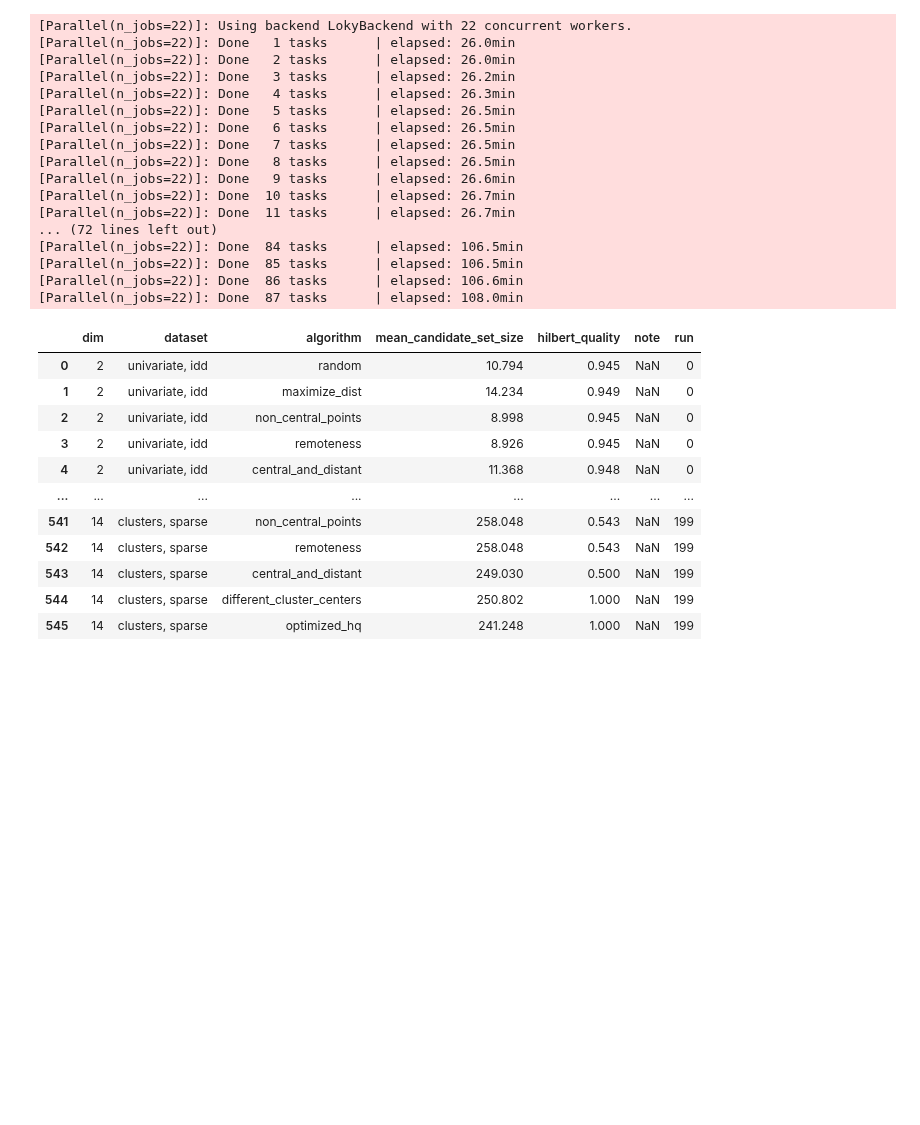
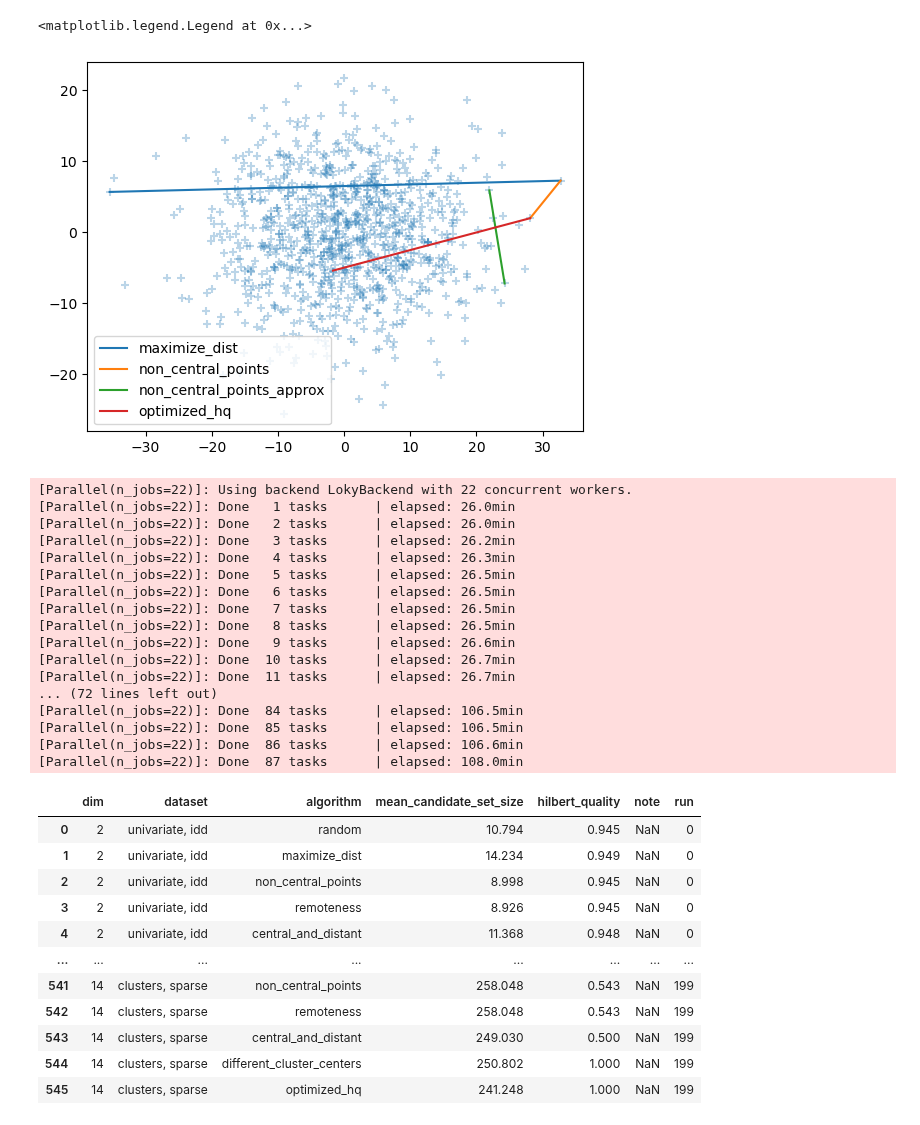
Before and after one commit to DimensionalScoop/metric_spaces, a Jupyter notebook: maths/tetrahedron/what_makes_a_good_pivot.ipynb, the cells around one changed output. Cells and saved outputs as stored; diff of their text form; code cells hidden in the pictures; blank space fills up the shorter version.

```diff
--- a/maths/tetrahedron/what_makes_a_good_pivot.ipynb
+++ b/maths/tetrahedron/what_makes_a_good_pivot.ipynb
@@ -145,16 +142,22 @@ def two_most_central_heuristically(ps, rng:np.random.Generator, budget = np.sqrt
     discard = rng.choice(range(dist_evaluations), replace=False, size=count_discards)
 
     # lower triangle matrix with the diagonal excluded
-    mask = ~np.tri(len(dists), k=-1, dtype=bool)
-    discard_pairs = np.argwhere(mask == 1)[discard]
+    keep = np.tri(len(dists), k=-1, dtype=bool)
+    discard_pairs = np.argwhere(keep == 1)[discard]
     discard_idx = discard_pairs.T
-    mask[*discard_idx] = True
-    dists = np.ma.array(dists, mask=mask)
+    keep[*discard_idx] = False
+    dists[~keep] = -1
 
-    actual_evaluations = dists.size - np.ma.count_masked(dists)
-    assert np.allclose(actual_evaluations, dist_budget, atol=2)
+    actual_evaluations = dists.size - (dists == -1).sum()
+    assert np.allclose(actual_evaluations, dist_budget, atol=2), f"`dists` has {actual_evaluations:e} entries, but it should have no more than {dist_budget:e}!"
 
-    return np.argsort(dists.std(axis=1))
+    # make matrix symmetric again
+    dists = np.maximum(dists, dists.T)
+    assert np.allclose(dists, dists.T)
+
+    dists = np.ma.array(dists, mask=dists==-1)
+    centricity = np.argsort(dists.std(axis=1))
+    return ps[centricity[-2:]]
 
 
 def two_least_central(ps, rng=None):
@@ -214,8 +217,11 @@ def optimized_hq(ps, rng=None):
     p1 = optimize_pivot(ps, p0, _hilbert_quality)
     return p0, p1
 
+def random_pivots(ps, rng=None):
+    return rng.choice(ps, size=2, replace=False)
+
 algs = dict(
-    random=lambda points:rng.choice(points, size=2, replace=False),
+    random=random_pivots,
     maximize_dist=max_dist_points,
     # those two always perform worse
     #minimize_dist=min_dist_points,
@@ -227,6 +233,28 @@ algs = dict(
     different_cluster_centers=different_cluster_centers,
     optimized_hq=optimized_hq,
 )
+# %%
+rng = np.random.default_rng()
+points = generate_gaussian_points(rng, dim=2)
+
+test_algs = dict(
+    maximize_dist=max_dist_points,
+    non_central_points=two_least_central,
+    non_central_points_approx=two_most_central_heuristically,
+    optimized_hq=optimized_hq,
+)
+
+plt.scatter(points[:,0], points[:,1], alpha=0.3, marker="+")
+
+for name, piv_func in test_algs.items():
+    exact = np.array(piv_func(points, rng=rng))
+    plt.plot(exact[:,0], exact[:,1], label=name)
+
+plt.legend()
+# TODO: Choose two opposite non-central points!
+# %% [output]
+<matplotlib.legend.Legend at 0x...>
+[figure, added]
 # %%
 def optimize_pivots(points, criterion, return_full=False):
     quality = np.nan * np.ones([len(points), len(points)],float)
```
Also changed, not shown: parts of 5 cells of this notebook.
